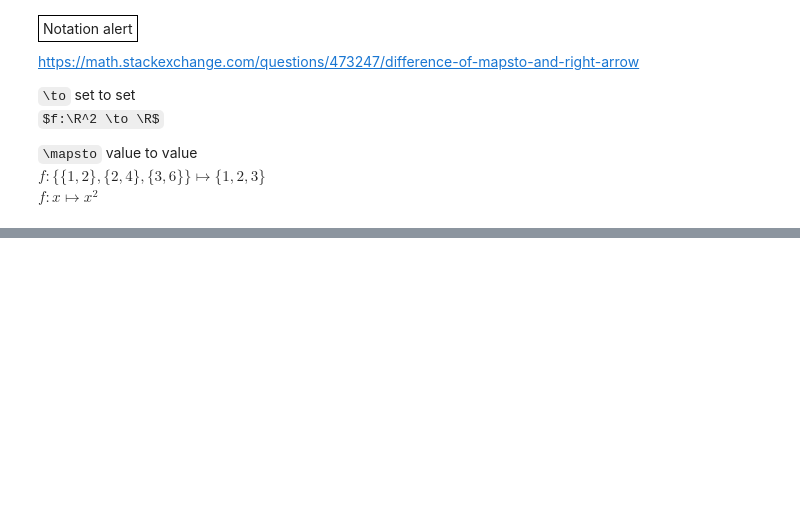
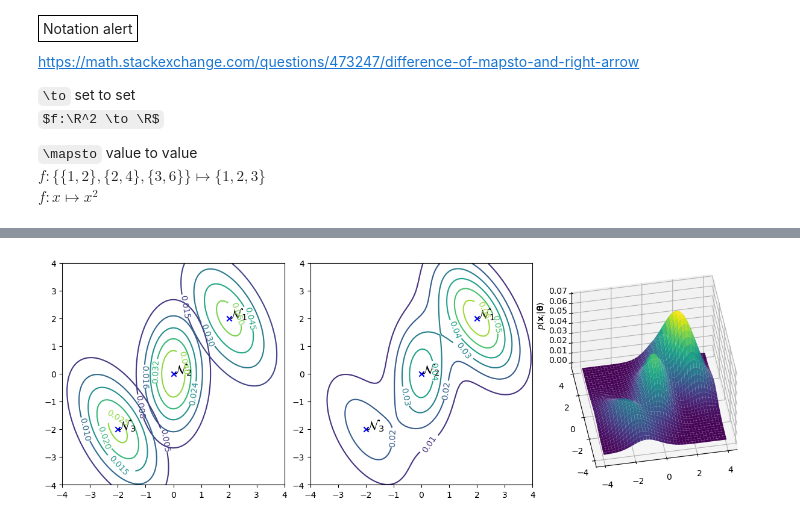
Before and after one commit to ohshane/NeuralNetwork, a Jupyter notebook: MVN/eigen.ipynb, the cells around one changed output, grey strips where cells are left out. Saved outputs shown, nothing was run; the diff lists cells and outputs as text; code cells hidden in the pictures; some formulas as TeX source; blank space fills up the shorter version.

```diff
--- a/MVN/eigen.ipynb
+++ b/MVN/eigen.ipynb
@@ -1468,0 +1705,58 @@ $f:x \mapsto x^2$
+# %%
+from scipy.stats import multivariate_normal
+import matplotlib.pyplot as plt
+import numpy as np
+
+l = np.linspace(-4, 4, 81)
+X, Y = np.meshgrid(l, l)
+
+mean1 = [2, 2]
+cov1 = [[ 1.00, -0.75],
+        [-0.75,  2.00]]
+rv1 = multivariate_normal(mean1, cov1)
+
+mean2 = [0, 0]
+cov2 = [[ 0.50,  0.00],
+        [ 0.00,  2.00]]
+rv2 = multivariate_normal(mean2, cov2)
+
+mean3 = [-2, -2]
+cov3 = [[ 1.00, -0.75],
+        [-0.75,  2.00]]
+rv3 = multivariate_normal(mean3, cov3)
+
+fig = plt.figure(figsize=(12,6), layout='constrained')
+ax1 = fig.add_subplot(1,3,1)
+ax1.contour(X, Y, .5 * rv1.pdf(np.stack([X,Y], axis=2)), 5).clabel()
+ax1.contour(X, Y, .3 * rv2.pdf(np.stack([X,Y], axis=2)), 5).clabel()
+ax1.contour(X, Y, .2 * rv3.pdf(np.stack([X,Y], axis=2)), 5).clabel()
+ax1.scatter(*mean1, marker='x', c='b')
+ax1.scatter(*mean2, marker='x', c='b')
+ax1.scatter(*mean3, marker='x', c='b')
+ax1.annotate(r"$\mathcal{N}_1$", mean1, fontsize=15)
+ax1.annotate(r"$\mathcal{N}_2$", mean2, fontsize=15)
+ax1.annotate(r"$\mathcal{N}_3$", mean3, fontsize=15)
+ax1.axis('square')
+
+ax2 = fig.add_subplot(1,3,2)
+ax2.contour(X, Y, .5 * rv1.pdf(np.stack([X,Y], axis=2)) +
+                  .3 * rv2.pdf(np.stack([X,Y], axis=2)) +
+                  .2 * rv3.pdf(np.stack([X,Y], axis=2)) ).clabel()
+ax2.scatter(*mean1, marker='x', c='b')
+ax2.scatter(*mean2, marker='x', c='b')
+ax2.scatter(*mean3, marker='x', c='b')
+ax2.annotate(r"$\mathcal{N}_1$", mean1, fontsize=15)
+ax2.annotate(r"$\mathcal{N}_2$", mean2, fontsize=15)
+ax2.annotate(r"$\mathcal{N}_3$", mean3, fontsize=15)
+ax2.axis('square')
+
+ax3 = fig.add_subplot(1,3,3, projection='3d', proj_type='ortho')
+ax3.plot_surface(X, Y, .5 * rv1.pdf(np.stack([X,Y], axis=2)) +
+                       .3 * rv2.pdf(np.stack([X,Y], axis=2)) +
+                       .2 * rv3.pdf(np.stack([X,Y], axis=2)), cmap='viridis', alpha=1.0)
+ax3.view_init(45, -100)
+ax3.set_zlabel(r"$p(\mathbf{x}_i|\mathbf{\theta})$")
+
+plt.show()
+# %% [output]
+[figure, added]
```
Also changed, not shown: parts of 13 cells of this notebook.
